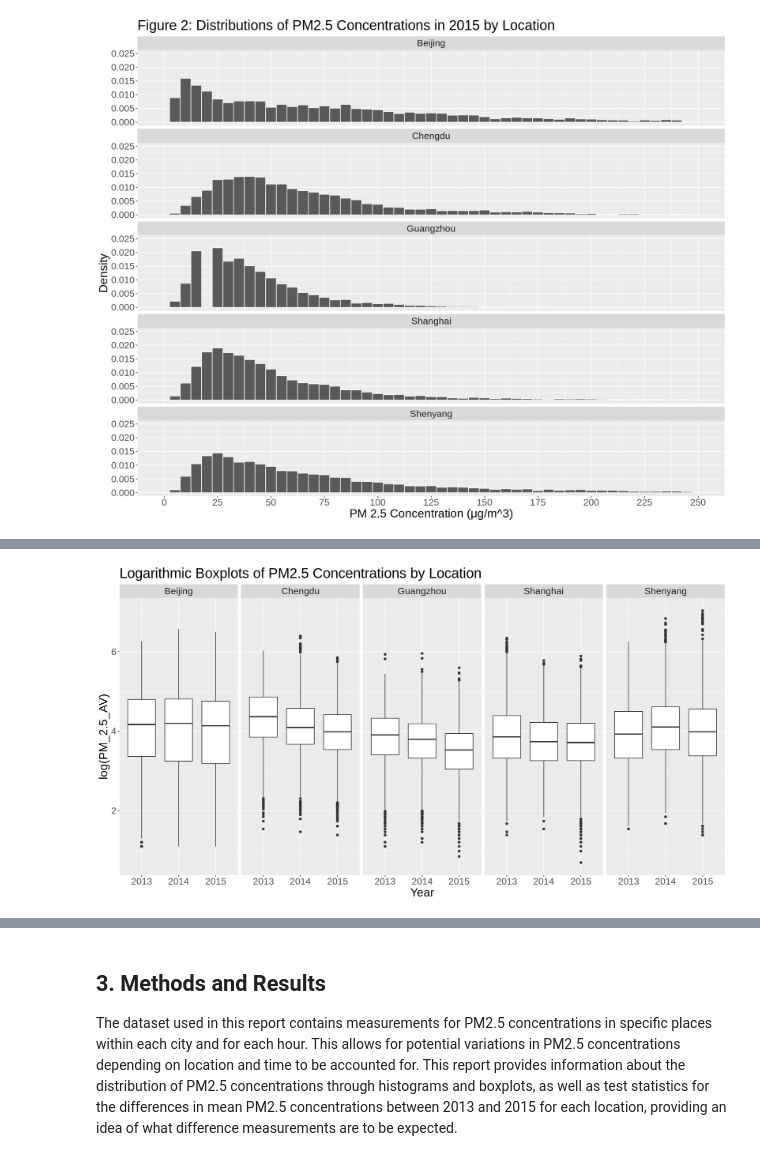
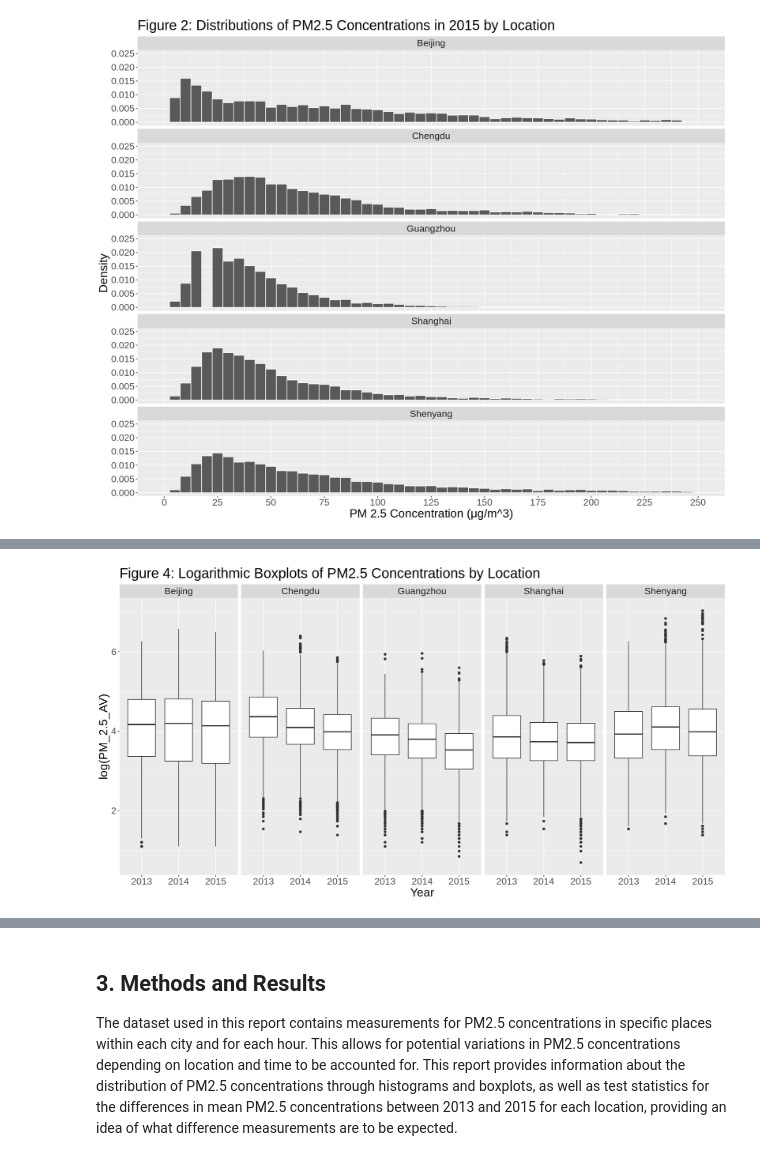
Before and after one commit to Nick-2003/STAT-201-Group-46-Project, a Jupyter notebook: STAT_201_Group_46_Final_Project.ipynb, the cells around one changed output, grey strips where cells are left out. Drawn from its saved outputs; the diff is of its cells as text; code cells hidden in the pictures.

```diff
--- a/STAT_201_Group_46_Final_Project.ipynb
+++ b/STAT_201_Group_46_Final_Project.ipynb
@@ -216,18 +213,18 @@ Warning message:
 # %%
 options(repr.plot.width = 15, repr.plot.height = 8)
 
 # Logarithmic Boxplots of PM2.5 Concentrations by Location
 box_total_log <- total_PM2.5_AV %>%
     mutate(year = as.character(year), PM_2.5_AV_log = log(PM_2.5_AV)) %>%
     ggplot(aes(x = year, y = PM_2.5_AV_log)) +
     geom_boxplot() +
     labs(x = "Year", y = "log(PM_2.5_AV)") +
     facet_wrap(~location, scales="fixed", nrow = 1) +
-    ggtitle("Logarithmic Boxplots of PM2.5 Concentrations by Location") +
+    ggtitle("Figure 4: Logarithmic Boxplots of PM2.5 Concentrations by Location") +
     theme(text = element_text(size = 20))
 box_total_log
 # %% [output]
-[figure, old version]
+[figure, new version]
 # %% [markdown]
 ### 2.4. Data on overall population
 The data below consists of summary data for the overall population:
```
Also changed, not shown: parts of 22 cells of this notebook.
